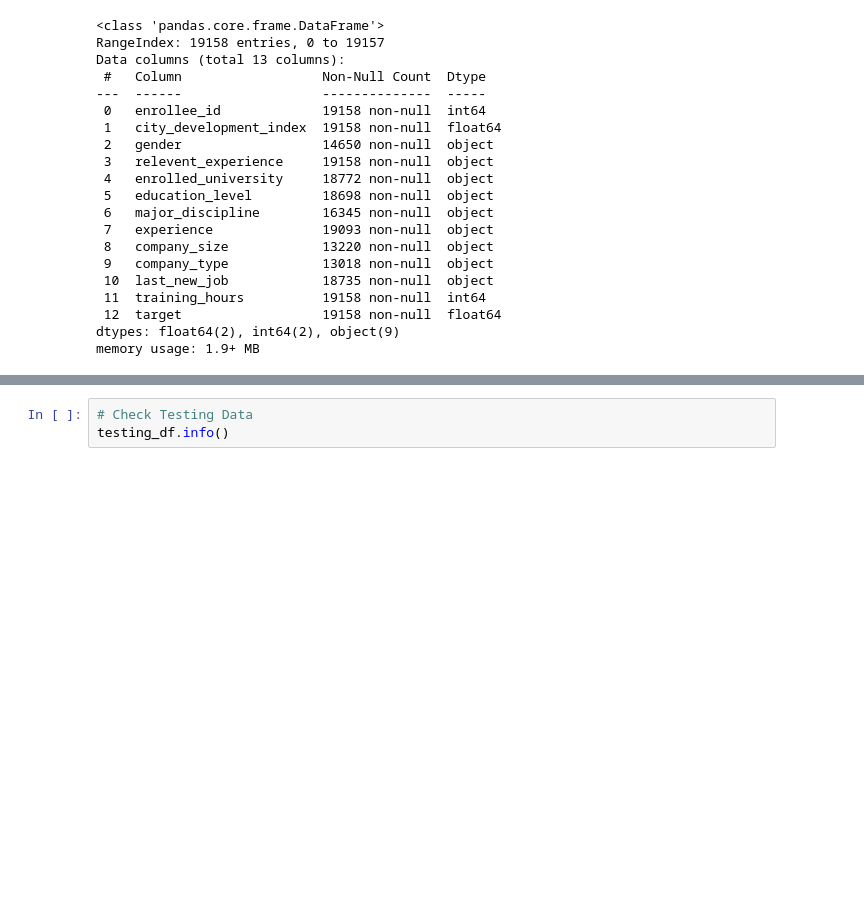
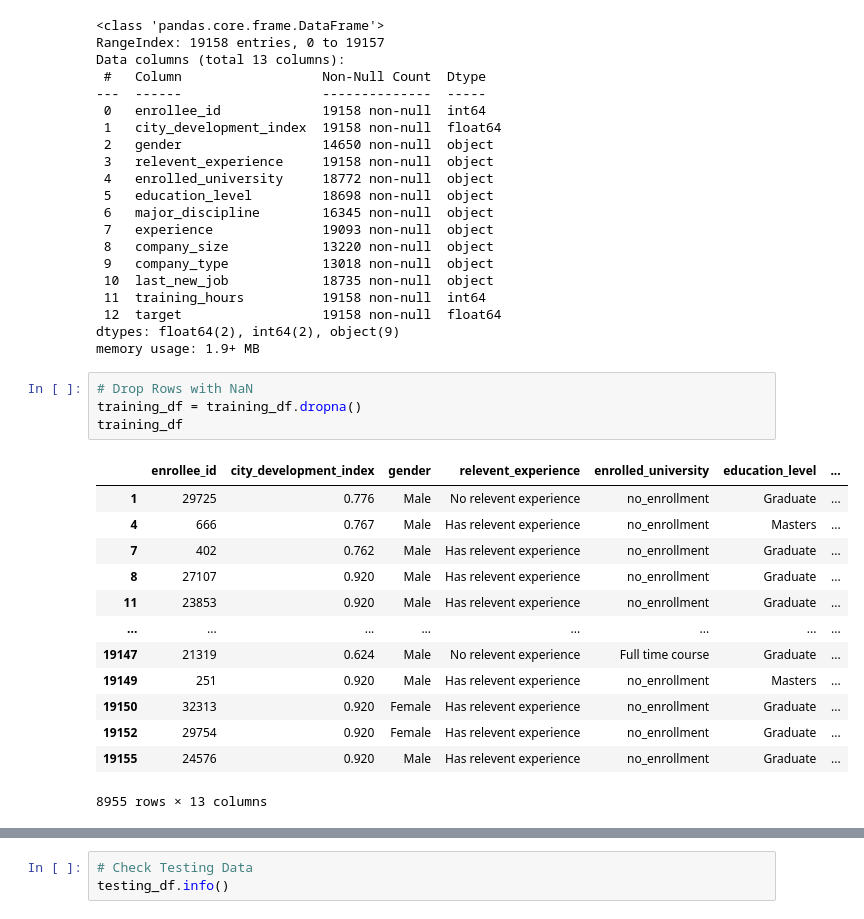
Before and after one commit to MichFig/Data-Science-Job-Search, a Jupyter notebook: DataJob.ipynb, the cells around one changed output, grey strips where cells are left out. Saved outputs shown, nothing was run; the diff lists cells and outputs as text; blank space fills up the shorter version.

```diff
--- a/DataJob.ipynb
+++ b/DataJob.ipynb
@@ -72,3 +86,21 @@ Data columns (total 13 columns):
  12  target                  19158 non-null  float64
 dtypes: float64(2), int64(2), object(9)
 memory usage: 1.9+ MB
+# %%
+# Drop Rows with NaN
+training_df = training_df.dropna()
+training_df
+# %% [output]
+|  | enrollee_id | city_development_index | gender | relevent_experience | enrolled_university | education_level | ... |
+| 1 | 29725 | 0.776 | Male | No relevent experience | no_enrollment | Graduate | ... |
+| 4 | 666 | 0.767 | Male | Has relevent experience | no_enrollment | Masters | ... |
+| 7 | 402 | 0.762 | Male | Has relevent experience | no_enrollment | Graduate | ... |
+| 8 | 27107 | 0.920 | Male | Has relevent experience | no_enrollment | Graduate | ... |
+| 11 | 23853 | 0.920 | Male | Has relevent experience | no_enrollment | Graduate | ... |
+| ... | ... | ... | ... | ... | ... | ... | ... |
+| 19147 | 21319 | 0.624 | Male | No relevent experience | Full time course | Graduate | ... |
+| 19149 | 251 | 0.920 | Male | Has relevent experience | no_enrollment | Masters | ... |
+| 19150 | 32313 | 0.920 | Female | Has relevent experience | no_enrollment | Graduate | ... |
+| 19152 | 29754 | 0.920 | Female | Has relevent experience | no_enrollment | Graduate | ... |
+| 19155 | 24576 | 0.920 | Male | Has relevent experience | no_enrollment | Graduate | ... |
+8955 rows × 13 columns
```
Also changed, not shown: parts of 13 cells of this notebook.
